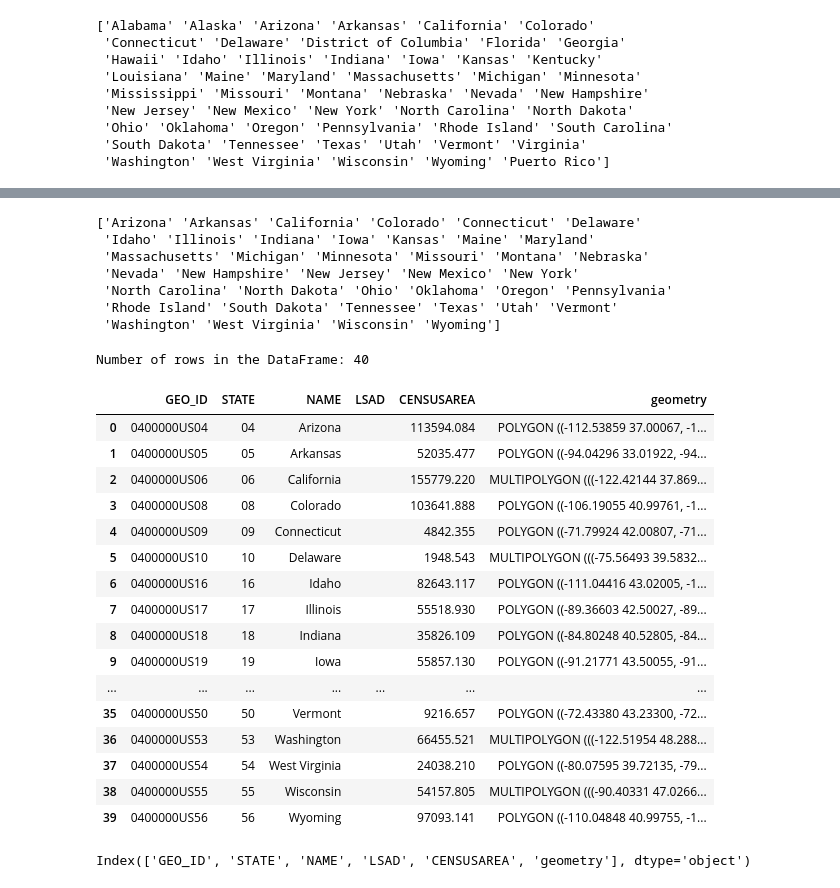
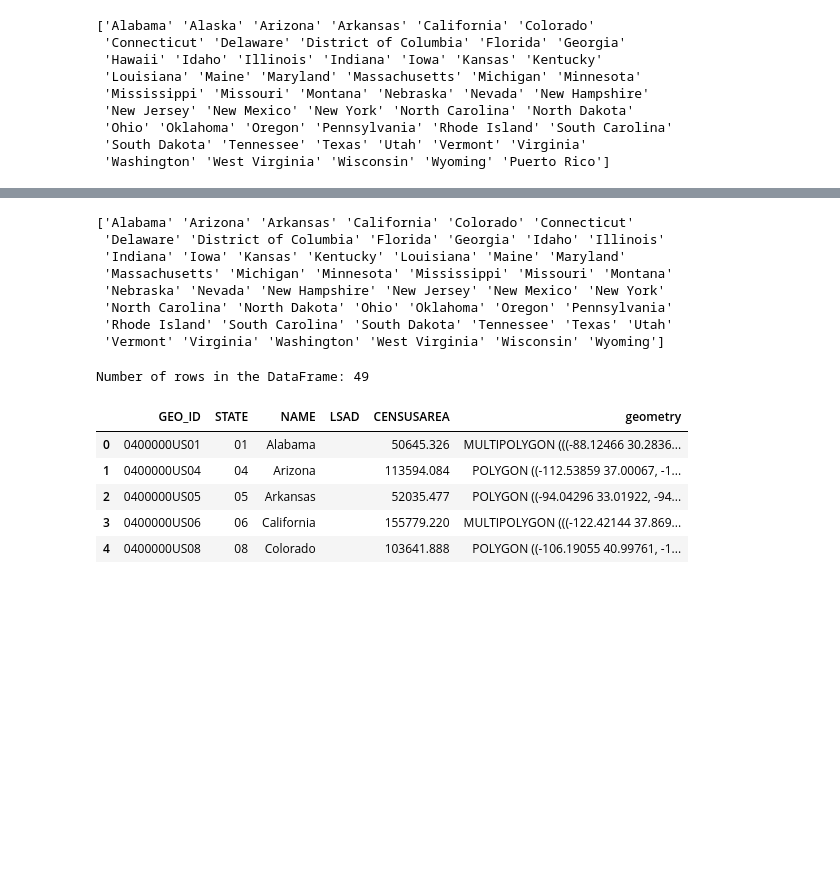
Before and after one commit to MF-MSB/Project_1, a Jupyter notebook: Question_2_Part_2.ipynb, the cells around one changed output, grey strips where cells are left out. Saved outputs shown, nothing was run; the diff lists cells and outputs as text; code cells hidden in the pictures; blank space fills up the shorter version.

```diff
--- a/Question_2_Part_2.ipynb
+++ b/Question_2_Part_2.ipynb
@@ -43,5 +38,5 @@ Number of rows in the DataFrame: 52
 # %%
-value_to_delete = ['Alabama', 'Alaska', 'District of Columbia', 'Florida', 'Georgia','Hawaii', 'Kentucky', 'Louisiana', 'Mississippi', 'South Carolina', 'Virginia' ,'Puerto Rico'  ]
+value_to_delete = ['Alaska','Hawaii', 'Puerto Rico' ]
 gdf = gdf[~gdf['NAME'].isin(value_to_delete)]
 # %%
 gdf.sort_values(by='NAME', ascending=True, inplace = True)
@@ -79,42 +53,28 @@ print(df)
 unique_states = gdf['NAME'].unique()
 print(unique_states)
 # %% [output]
-['Arizona' 'Arkansas' 'California' 'Colorado' 'Connecticut' 'Delaware'
- 'Idaho' 'Illinois' 'Indiana' 'Iowa' 'Kansas' 'Maine' 'Maryland'
- 'Massachusetts' 'Michigan' 'Minnesota' 'Missouri' 'Montana' 'Nebraska'
- 'Nevada' 'New Hampshire' 'New Jersey' 'New Mexico' 'New York'
+['Alabama' 'Arizona' 'Arkansas' 'California' 'Colorado' 'Connecticut'
+ 'Delaware' 'District of Columbia' 'Florida' 'Georgia' 'Idaho' 'Illinois'
+ 'Indiana' 'Iowa' 'Kansas' 'Kentucky' 'Louisiana' 'Maine' 'Maryland'
+ 'Massachusetts' 'Michigan' 'Minnesota' 'Mississippi' 'Missouri' 'Montana'
+ 'Nebraska' 'Nevada' 'New Hampshire' 'New Jersey' 'New Mexico' 'New York'
  'North Carolina' 'North Dakota' 'Ohio' 'Oklahoma' 'Oregon' 'Pennsylvania'
- 'Rhode Island' 'South Dakota' 'Tennessee' 'Texas' 'Utah' 'Vermont'
- 'Washington' 'West Virginia' 'Wisconsin' 'Wyoming']
+ 'Rhode Island' 'South Carolina' 'South Dakota' 'Tennessee' 'Texas' 'Utah'
+ 'Vermont' 'Virginia' 'Washington' 'West Virginia' 'Wisconsin' 'Wyoming']
 # %%
 row_count = len(gdf)
 print("Number of rows in the DataFrame:", row_count)
 # %% [output]
-Number of rows in the DataFrame: 40
+Number of rows in the DataFrame: 49
 # %%
-gdf.head(42)
+gdf.head(5)
 # %% [output]
 |  | GEO_ID | STATE | NAME | LSAD | CENSUSAREA | geometry |
-| 0 | 0400000US04 | 04 | Arizona |  | 113594.084 | POLYGON ((-112.53859 37.00067, -1... |
-| 1 | 0400000US05 | 05 | Arkansas |  | 52035.477 | POLYGON ((-94.04296 33.01922, -94... |
-| 2 | 0400000US06 | 06 | California |  | 155779.220 | MULTIPOLYGON (((-122.42144 37.869... |
-| 3 | 0400000US08 | 08 | Colorado |  | 103641.888 | POLYGON ((-106.19055 40.99761, -1... |
-| 4 | 0400000US09 | 09 | Connecticut |  | 4842.355 | POLYGON ((-71.79924 42.00807, -71... |
-| 5 | 0400000US10 | 10 | Delaware |  | 1948.543 | MULTIPOLYGON (((-75.56493 39.5832... |
-| 6 | 0400000US16 | 16 | Idaho |  | 82643.117 | POLYGON ((-111.04416 43.02005, -1... |
-| 7 | 0400000US17 | 17 | Illinois |  | 55518.930 | POLYGON ((-89.36603 42.50027, -89... |
-| 8 | 0400000US18 | 18 | Indiana |  | 35826.109 | POLYGON ((-84.80248 40.52805, -84... |
-| 9 | 0400000US19 | 19 | Iowa |  | 55857.130 | POLYGON ((-91.21771 43.50055, -91... |
-| ... | ... | ... | ... | ... | ... | ... |
-| 35 | 0400000US50 | 50 | Vermont |  | 9216.657 | POLYGON ((-72.43380 43.23300, -72... |
-| 36 | 0400000US53 | 53 | Washington |  | 66455.521 | MULTIPOLYGON (((-122.51954 48.288... |
-| 37 | 0400000US54 | 54 | West Virginia |  | 24038.210 | POLYGON ((-80.07595 39.72135, -79... |
-| 38 | 0400000US55 | 55 | Wisconsin |  | 54157.805 | MULTIPOLYGON (((-90.40331 47.0266... |
-| 39 | 0400000US56 | 56 | Wyoming |  | 97093.141 | POLYGON ((-110.04848 40.99755, -1... |
+| 0 | 0400000US01 | 01 | Alabama |  | 50645.326 | MULTIPOLYGON (((-88.12466 30.2836... |
+| 1 | 0400000US04 | 04 | Arizona |  | 113594.084 | POLYGON ((-112.53859 37.00067, -1... |
+| 2 | 0400000US05 | 05 | Arkansas |  | 52035.477 | POLYGON ((-94.04296 33.01922, -94... |
+| 3 | 0400000US06 | 06 | California |  | 155779.220 | MULTIPOLYGON (((-122.42144 37.869... |
+| 4 | 0400000US08 | 08 | Colorado |  | 103641.888 | POLYGON ((-106.19055 40.99761, -1... |
-# %%
-print(gdf.columns)
-# %% [output]
-Index(['GEO_ID', 'STATE', 'NAME', 'LSAD', 'CENSUSAREA', 'geometry'], dtype='object')
 # %%
 df = pd.read_csv("C:/Users/mford.MSBIOWORKS/Project_1/state_counts.csv")
 # print(monthly_energy_production_df)
```
Also changed, not shown: parts of 26 cells of this notebook, 4 other files.
